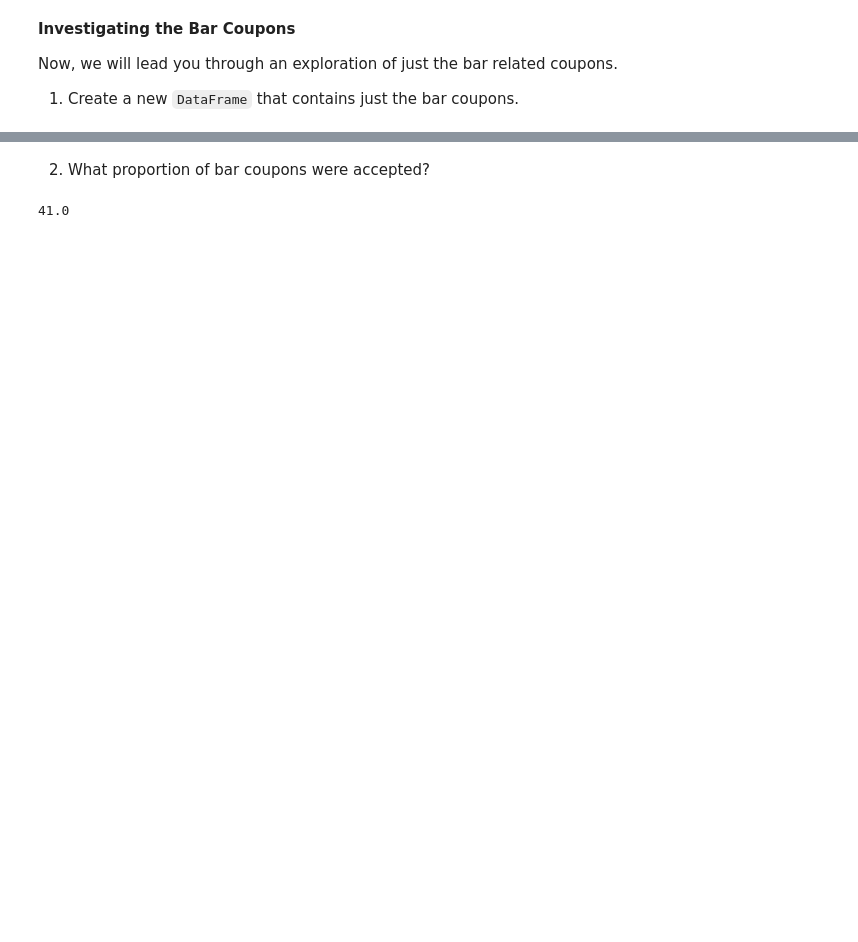
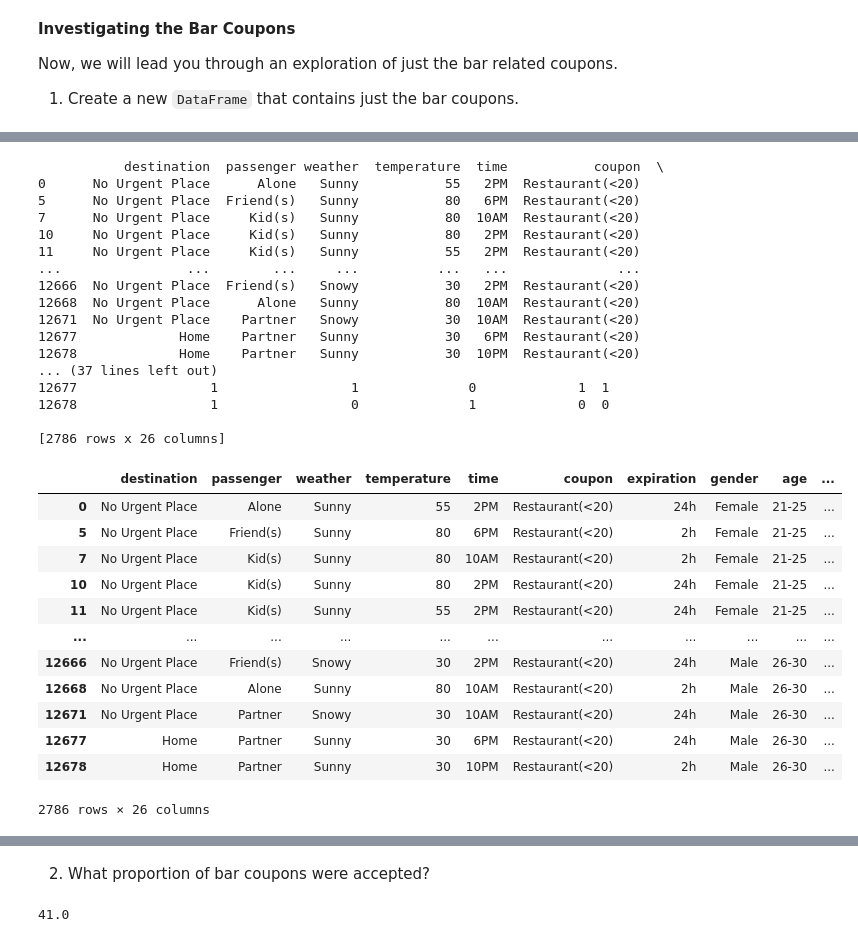
Before and after one commit to Vacanth/kraftwerk, a Jupyter notebook: Vasanth_assignment_5_1_starter.ipynb, the cells around one changed output, grey strips where cells are left out. Saved outputs shown, nothing was run; the diff lists cells and outputs as text; code cells hidden in the pictures; blank space fills up the shorter version.

```diff
--- a/Vasanth_assignment_5_1_starter.ipynb
+++ b/Vasanth_assignment_5_1_starter.ipynb
@@ -315,0 +402,36 @@ print(df_bar_coupon)
+# %%
+# restaurant coupons for less than $20
+df_restaurant_lessthan20_coupon = data.query('coupon=="Restaurant(<20)"')
+print(df_restaurant_lessthan20_coupon)
+df_restaurant_lessthan20_coupon
+# %% [output]
+           destination  passenger weather  temperature  time           coupon  \
+0      No Urgent Place      Alone   Sunny           55   2PM  Restaurant(<20)
+5      No Urgent Place  Friend(s)   Sunny           80   6PM  Restaurant(<20)
+7      No Urgent Place     Kid(s)   Sunny           80  10AM  Restaurant(<20)
+10     No Urgent Place     Kid(s)   Sunny           80   2PM  Restaurant(<20)
+11     No Urgent Place     Kid(s)   Sunny           55   2PM  Restaurant(<20)
+...                ...        ...     ...          ...   ...              ...
+12666  No Urgent Place  Friend(s)   Snowy           30   2PM  Restaurant(<20)
+12668  No Urgent Place      Alone   Sunny           80  10AM  Restaurant(<20)
+12671  No Urgent Place    Partner   Snowy           30  10AM  Restaurant(<20)
+12677             Home    Partner   Sunny           30   6PM  Restaurant(<20)
+12678             Home    Partner   Sunny           30  10PM  Restaurant(<20)
+... (37 lines left out)
+12677                 1                 1              0             1  1
+12678                 1                 0              1             0  0
+
+[2786 rows x 26 columns]
+|  | destination | passenger | weather | temperature | time | coupon | expiration | gender | age | ... |
+| 0 | No Urgent Place | Alone | Sunny | 55 | 2PM | Restaurant(<20) | 24h | Female | 21-25 | ... |
+| 5 | No Urgent Place | Friend(s) | Sunny | 80 | 6PM | Restaurant(<20) | 2h | Female | 21-25 | ... |
+| 7 | No Urgent Place | Kid(s) | Sunny | 80 | 10AM | Restaurant(<20) | 2h | Female | 21-25 | ... |
+| 10 | No Urgent Place | Kid(s) | Sunny | 80 | 2PM | Restaurant(<20) | 24h | Female | 21-25 | ... |
+| 11 | No Urgent Place | Kid(s) | Sunny | 55 | 2PM | Restaurant(<20) | 24h | Female | 21-25 | ... |
+| ... | ... | ... | ... | ... | ... | ... | ... | ... | ... | ... |
+| 12666 | No Urgent Place | Friend(s) | Snowy | 30 | 2PM | Restaurant(<20) | 24h | Male | 26-30 | ... |
+| 12668 | No Urgent Place | Alone | Sunny | 80 | 10AM | Restaurant(<20) | 2h | Male | 26-30 | ... |
+| 12671 | No Urgent Place | Partner | Snowy | 30 | 10AM | Restaurant(<20) | 24h | Male | 26-30 | ... |
+| 12677 | Home | Partner | Sunny | 30 | 6PM | Restaurant(<20) | 24h | Male | 26-30 | ... |
+| 12678 | Home | Partner | Sunny | 30 | 10PM | Restaurant(<20) | 2h | Male | 26-30 | ... |
+2786 rows × 26 columns
```
Also changed, not shown: parts of 10 cells of this notebook.
